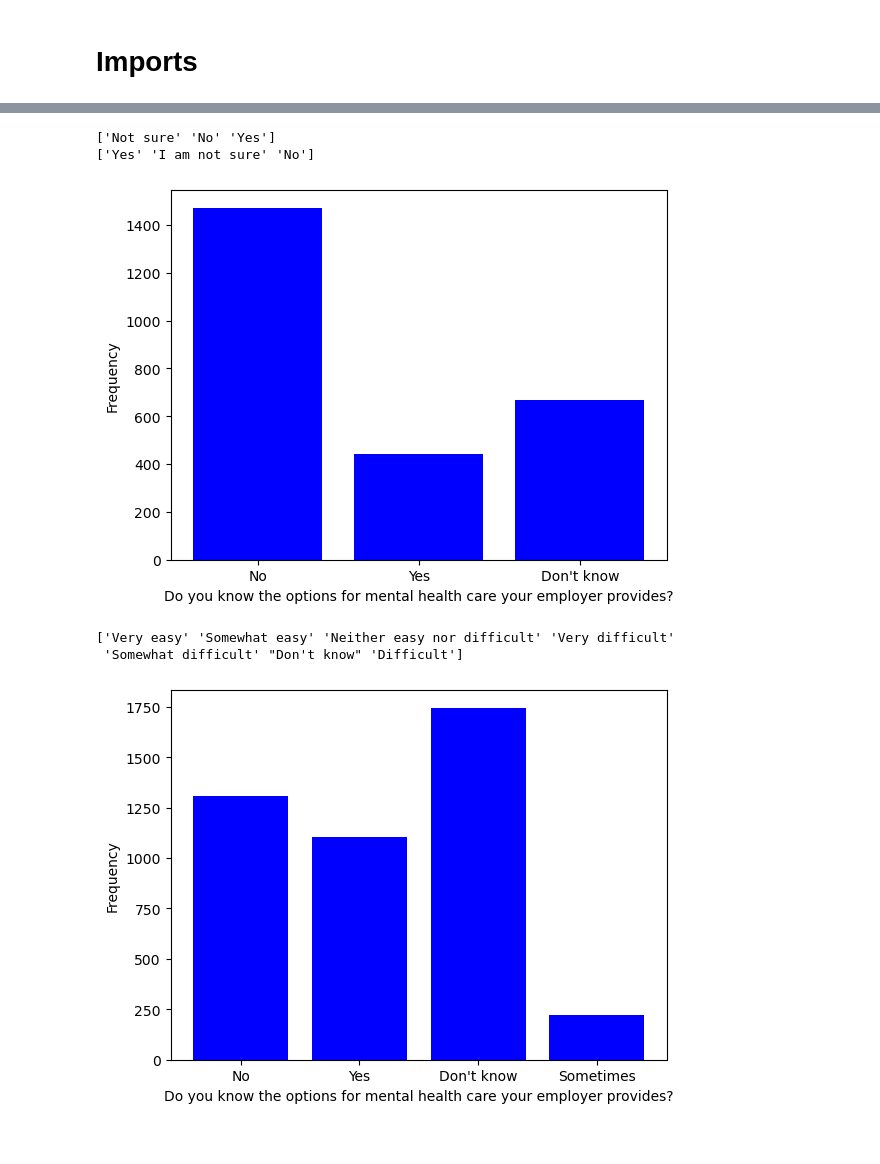
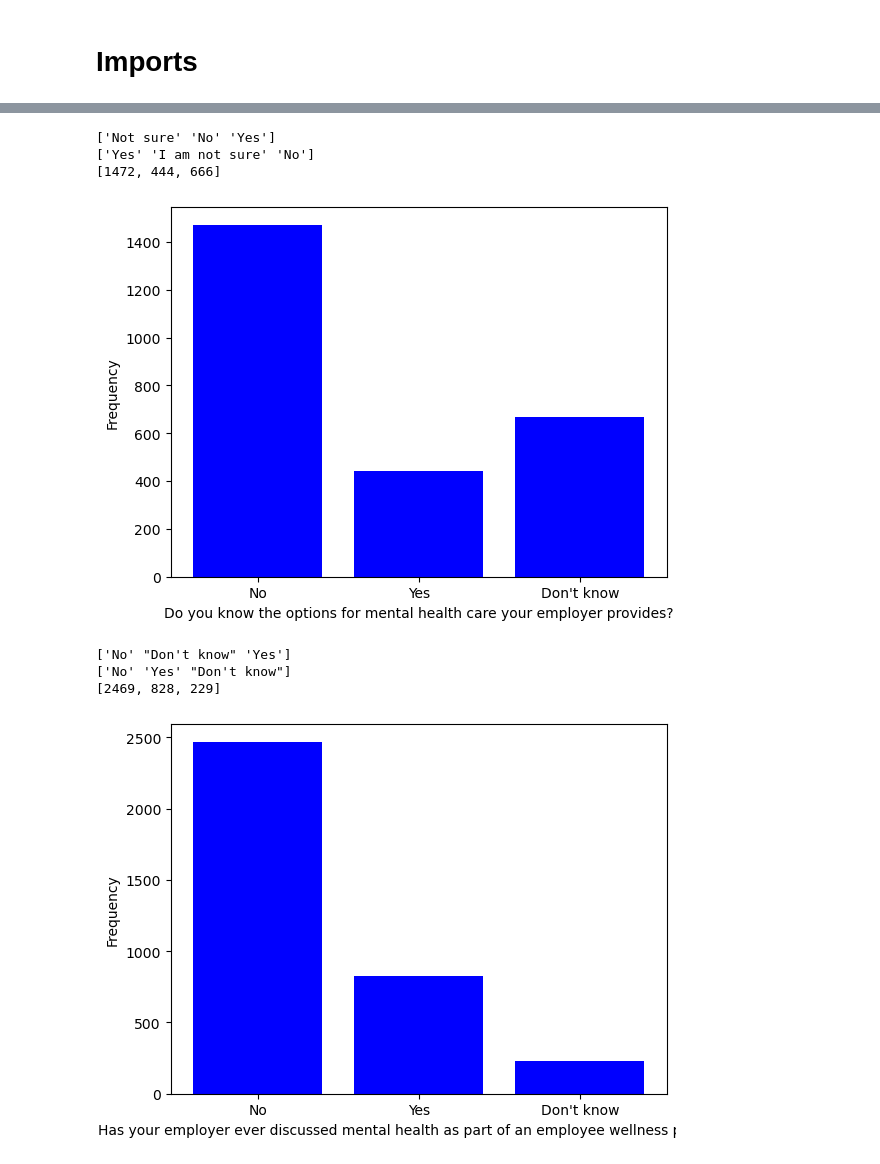
Before and after one commit to Itsamesamir/COMP0031, a Jupyter notebook: mentalHealth/Sachi - Company Actions/Sachi.ipynb, the cells around one changed output, grey strips where cells are left out. Saved outputs shown, nothing was run; the diff lists cells and outputs as text; code cells hidden in the pictures.

Commit message:
started addding more complex graphs

```diff
--- a/mentalHealth/Sachi - Company Actions/Sachi.ipynb
+++ b/mentalHealth/Sachi - Company Actions/Sachi.ipynb
@@ -60,7 +63,7 @@ x_values_q14 = ['No', 'Yes', 'Don\'t know']
 y_values_q94_q14 = [y_values_q94[0] + y_values_q14[0],\
                     y_values_q94[1] + y_values_q14[1],\
                     y_values_q94[2] + y_values_q14[2]]
-
+print(y_values_q94_q14)
 x_values_q94_q14 = ['No', 'Yes', 'Don\'t know']
 
 # plt.bar(x_values_q16, y_values_q16, color='blue')
@@ -81,50 +84,50 @@ plt.show()
 # %% [output]
 ['Not sure' 'No' 'Yes']
 ['Yes' 'I am not sure' 'No']
+[1472, 444, 666]
 [figure]
 # %%
 # Graph for Overview of Company's Actions
 
-# data frame for 17 :  Has your employer ever discussed mental health as part of an employee wellness program?
-actions_q17 = data[data['QuestionID'] == 17]
-x_values_q17_ = actions_q17[actions_q17['AnswerText'] != '-1']['AnswerText']
-print(x_values_q17_.unique())
-y_values_q16 = [x_values_q16_.value_counts().get('No', 0), x_values_q16_.value_counts().get('Yes', 0), x_values_q16_.value_counts().get('Don\'t Know', 0)]
-x_values_q16 = ['No', 'Yes', 'Don\'t Know']
+# data frame for 95 :  Has your employer ever discussed mental health as part of an employee wellness program?
+actions_q95 = data[data['QuestionID'] == 95]
+x_values_q95_ = actions_q95[actions_q95['AnswerText'] != '-1']['AnswerText']
+print(x_values_q95_.unique())
+y_values_q95 = [x_values_q95_.value_counts().get('No', 0), x_values_q95_.value_counts().get('Yes', 0), x_values_q95_.value_counts().get('Don\'t Know', 0)]
+x_values_q95 = ['No', 'Yes', 'Don\'t Know']
 
-# data frame for 27 :  Do you know the options for mental health care available under your employer-provided health coverage?
-actions_q27 = data[data['QuestionID'] == 27]
-x_values_q27_ = actions_q27[actions_q27['AnswerText'] != '-1']['AnswerText']
-#print(x_values_q27_.unique())
-y_values_q27 = [x_values_q27_.value_counts().get('No', 0), \
-                x_values_q27_.value_counts().get('Yes, always', 0), \
-                    x_values_q27_.value_counts().get('Don\'t know', 0), \
-                        x_values_q27_.value_counts().get('Sometimes', 0)]
-x_values_q27 = ['No', 'Yes', 'Don\'t know', 'Sometimes']
+# data frame for 15 :  Has your employer ever formally discussed mental health (for example, as part of a wellness campaign or other official communication)?
+actions_q15 = data[data['QuestionID'] == 15]
+x_values_q15_ = actions_q15[actions_q15['AnswerText'] != '-1']['AnswerText']
+print(x_values_q15_.unique())
+y_values_q15 = [x_values_q15_.value_counts().get('No', 0), \
+                x_values_q15_.value_counts().get('Yes', 0), \
+                    x_values_q15_.value_counts().get('Don\'t know', 0)]
+x_values_q15 = ['No', 'Yes', 'Don\'t know']
 
-y_values_q16_q27 = [y_values_q16[0] + y_values_q27[0],\
-                    y_values_q16[1] + y_values_q27[1],\
-                    y_values_q16[2] + y_values_q27[2],\
-                    y_values_q27[3]]
-
-x_values_q16_q27 = ['No', 'Yes', 'Don\'t know', 'Sometimes']
+y_values_q95_q15 = [y_values_q95[0] + y_values_q15[0],\
+                    y_values_q95[1] + y_values_q15[1],\
+                    y_values_q95[2] + y_values_q15[2]]
+print(y_values_q95_q15)
+x_values_q95_q15 = ['No', 'Yes', 'Don\'t know']
 
 # plt.bar(x_values_q16, y_values_q16, color='blue')
 # plt.xlabel('Do you know the options for mental health care your employer provides?')
 # plt.ylabel('Frequency')
 # plt.show()
 
 # plt.bar(x_values_q27, y_values_q27, color='blue')
 # plt.xlabel('Do you know the options for mental health care your employer provides?')
 # plt.ylabel('Frequency')
 # plt.show()
 
 # Combined Plot for Question 16 nad Question 27
-plt.bar(x_values_q16_q27, y_values_q16_q27, color='blue')
-plt.xlabel('Do you know the options for mental health care your employer provides?')
+plt.bar(x_values_q95_q15, y_values_q95_q15, color='blue')
+plt.xlabel('Has your employer ever discussed mental health as part of an employee wellness program?')
 plt.ylabel('Frequency')
 plt.show()
 # %% [output]
-['Very easy' 'Somewhat easy' 'Neither easy nor difficult' 'Very difficult'
- 'Somewhat difficult' "Don't know" 'Difficult']
+['No' "Don't know" 'Yes']
+['No' 'Yes' "Don't know"]
+[2469, 828, 229]
-[figure, old version]
+[figure, new version]
```
Also changed, not shown: parts of 7 cells of this notebook, 1 other file.
